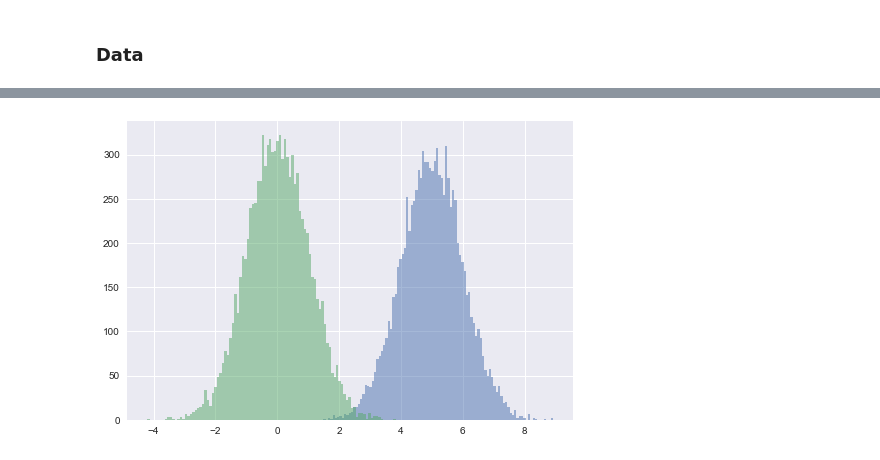
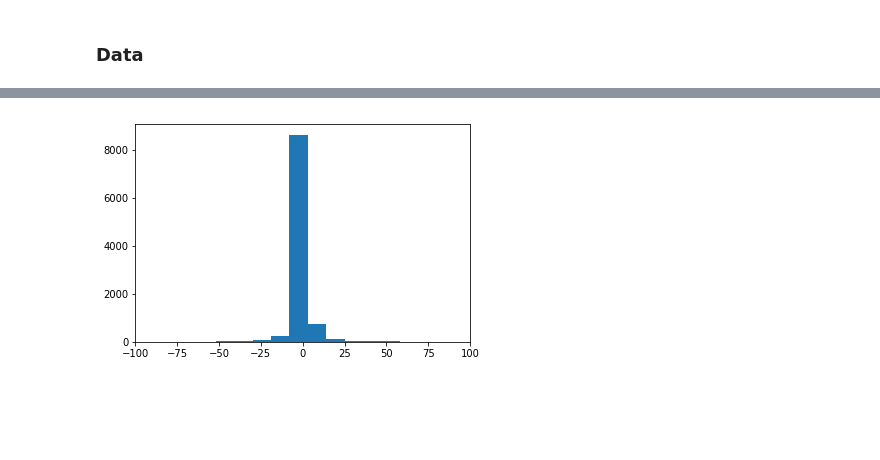
Before and after one commit to shansfolder/investigate_bayesian, a Jupyter notebook: Emcee + Edward.ipynb, the cells around one changed output, grey strips where cells are left out. Saved outputs shown, nothing was run; the diff lists cells and outputs as text; code cells hidden in the pictures; blank space fills up the shorter version.

```diff
--- a/Emcee + Edward.ipynb
+++ b/Emcee + Edward.ipynb
@@ -153,0 +132,6 @@ print(len(train_x))
+# %%
+# FORWARD MODEL
+mu = StudentT(1.0,[0.0],[1.0])
+delta = StudentT(1.0,[0.0],[1.0])
+sigma = Gamma([2.0],[2.0])
+alpha = delta * sigma
@@ -154,6 +164,10 @@ print(len(train_x))
+# %%
+T = 10000
+delta_sample = sess.run(delta.sample(sample_shape=T))
+q_delta_sample = sess.run(q_delta.sample(sample_shape=T))
 # %%
-plt.hist(train_x, bins=100, alpha=.5)
-plt.hist(train_y, bins=100, alpha=.5)
+plt.hist(delta_sample, bins=1000)
+plt.xlim(-100,100)
 plt.show()
 # %% [output]
-[figure, old version]
+[figure, new version]
```
Also changed, not shown: parts of 21 cells of this notebook, 2 other files.
